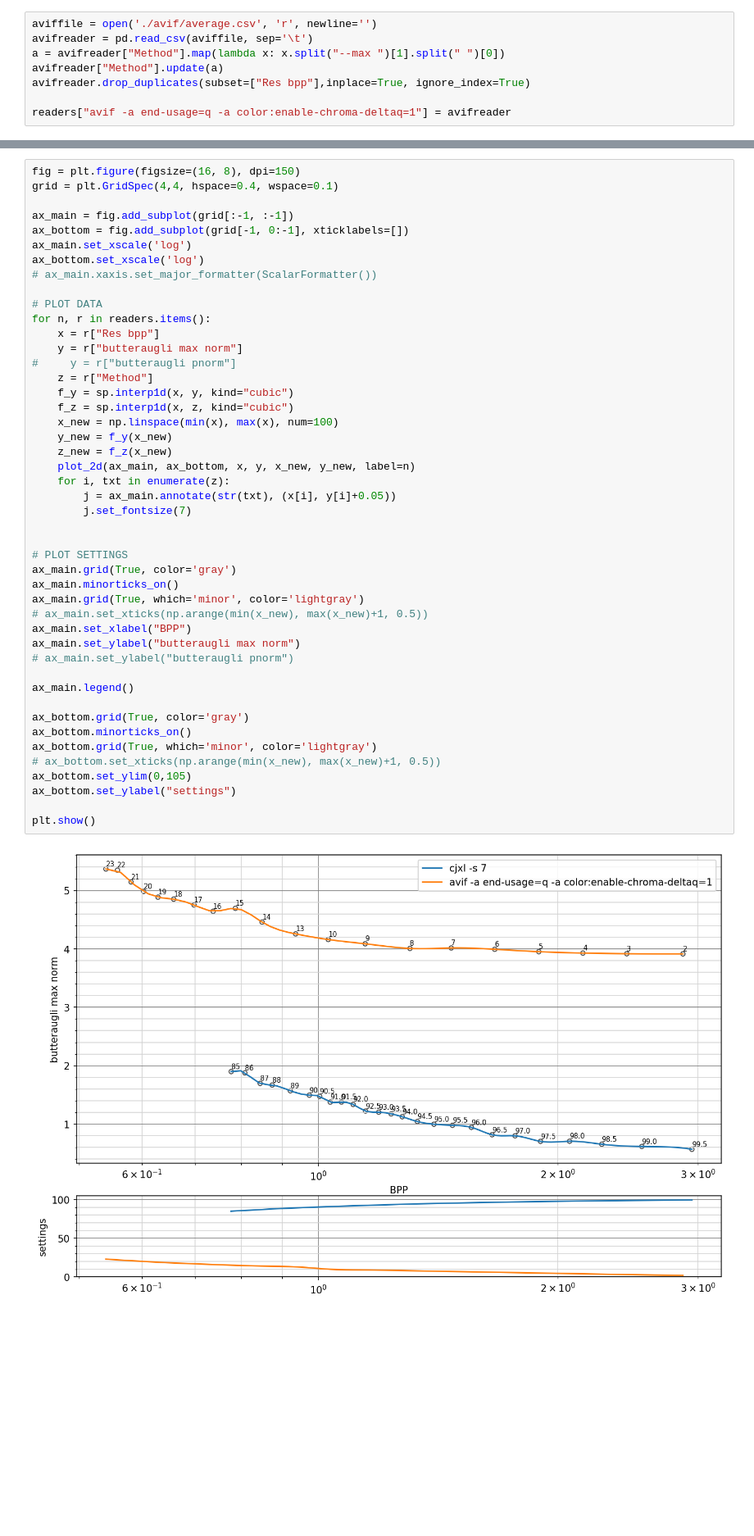
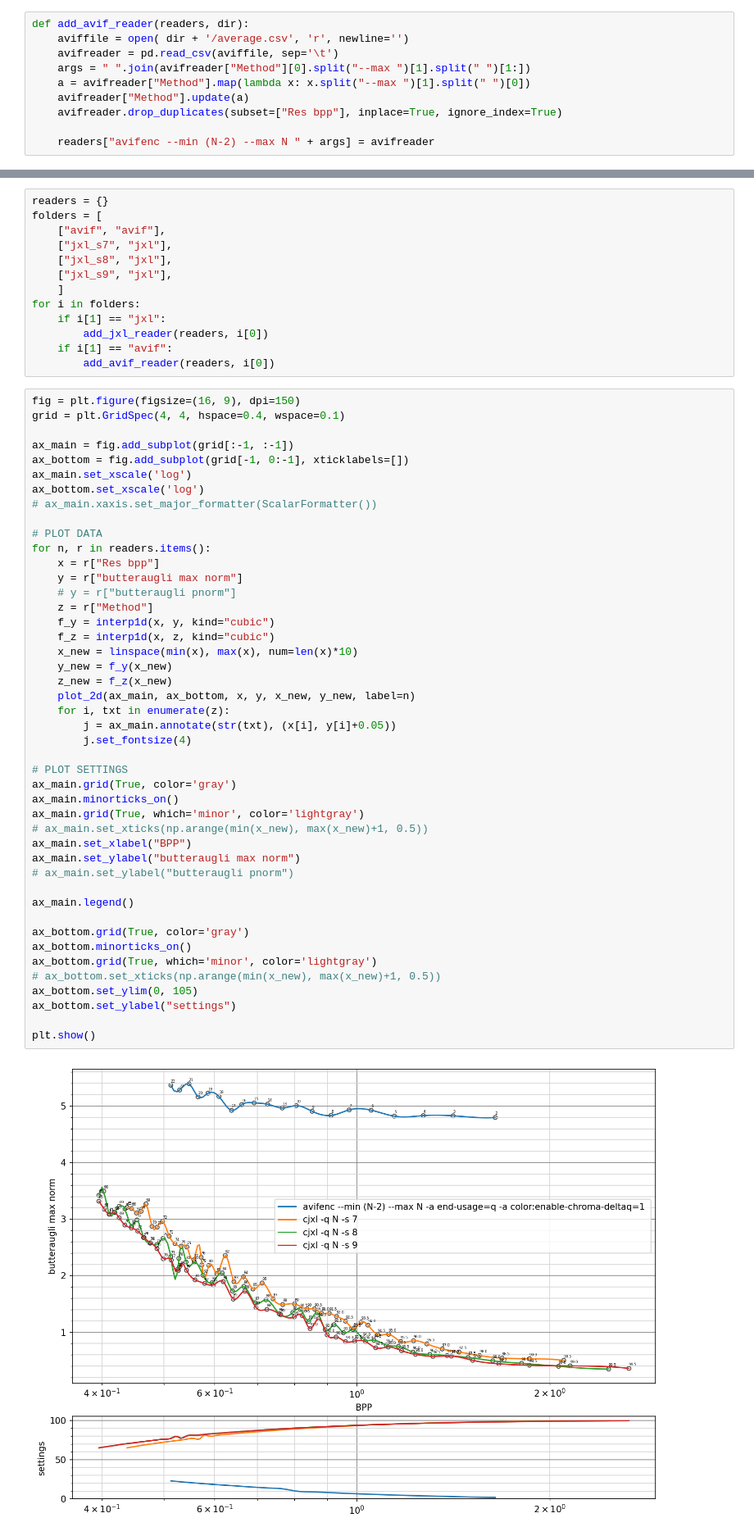
Before and after one commit to EugeneVert/image_bench, a Jupyter notebook: plot.ipynb, the cells around one changed output, grey strips where cells are left out. Shown at 82% size. Cells and saved outputs as stored; diff of their text form; blank space fills up the shorter version.

```diff
--- a/plot.ipynb
+++ b/plot.ipynb
@@ -19,11 +19,13 @@ readers["cjxl -s 7"] = jxlreader
 # %%
-aviffile = open('./avif/average.csv', 'r', newline='')
-avifreader = pd.read_csv(aviffile, sep='\t')
-a = avifreader["Method"].map(lambda x: x.split("--max ")[1].split(" ")[0])
-avifreader["Method"].update(a)
-avifreader.drop_duplicates(subset=["Res bpp"],inplace=True, ignore_index=True)
+def add_avif_reader(readers, dir):
+    aviffile = open( dir + '/average.csv', 'r', newline='')
+    avifreader = pd.read_csv(aviffile, sep='\t')
+    args = " ".join(avifreader["Method"][0].split("--max ")[1].split(" ")[1:])
+    a = avifreader["Method"].map(lambda x: x.split("--max ")[1].split(" ")[0])
+    avifreader["Method"].update(a)
+    avifreader.drop_duplicates(subset=["Res bpp"], inplace=True, ignore_index=True)
 
-readers["avif -a end-usage=q -a color:enable-chroma-deltaq=1"] = avifreader
+    readers["avifenc --min (N-2) --max N " + args] = avifreader
 # %%
 def plot_2d(ax_main, ax_bottom, x, y, x_new, y_new, label=''):
     sc1_main = ax_main.plot(x_new, y_new, label=label)
@@ -37,6 +39,19 @@ def plot_2d(ax_main, ax_bottom, x, y, x_new, y_new, label=''):
+# %%
+readers = {}
+folders = [
+    ["avif", "avif"],
+    ["jxl_s7", "jxl"],
+    ["jxl_s8", "jxl"],
+    ["jxl_s9", "jxl"],
+    ]
+for i in folders:
+    if i[1] == "jxl":
+        add_jxl_reader(readers, i[0])
+    if i[1] == "avif":
+        add_avif_reader(readers, i[0])
 # %%
-fig = plt.figure(figsize=(16, 8), dpi=150)
-grid = plt.GridSpec(4,4, hspace=0.4, wspace=0.1)
+fig = plt.figure(figsize=(16, 9), dpi=150)
+grid = plt.GridSpec(4, 4, hspace=0.4, wspace=0.1)
 
 ax_main = fig.add_subplot(grid[:-1, :-1])
 ax_bottom = fig.add_subplot(grid[-1, 0:-1], xticklabels=[])
@@ -47,38 +62,37 @@ ax_bottom.set_xscale('log')
 # PLOT DATA
 for n, r in readers.items():
     x = r["Res bpp"]
     y = r["butteraugli max norm"]
-#     y = r["butteraugli pnorm"]
+    # y = r["butteraugli pnorm"]
     z = r["Method"]
-    f_y = sp.interp1d(x, y, kind="cubic")
-    f_z = sp.interp1d(x, z, kind="cubic")
-    x_new = np.linspace(min(x), max(x), num=100)
+    f_y = interp1d(x, y, kind="cubic")
+    f_z = interp1d(x, z, kind="cubic")
+    x_new = linspace(min(x), max(x), num=len(x)*10)
     y_new = f_y(x_new)
     z_new = f_z(x_new)
     plot_2d(ax_main, ax_bottom, x, y, x_new, y_new, label=n)
     for i, txt in enumerate(z):
         j = ax_main.annotate(str(txt), (x[i], y[i]+0.05))
-        j.set_fontsize(7)
-
+        j.set_fontsize(4)
 
 # PLOT SETTINGS
 ax_main.grid(True, color='gray')
 ax_main.minorticks_on()
 ax_main.grid(True, which='minor', color='lightgray')
 # ax_main.set_xticks(np.arange(min(x_new), max(x_new)+1, 0.5))
 ax_main.set_xlabel("BPP")
 ax_main.set_ylabel("butteraugli max norm")
 # ax_main.set_ylabel("butteraugli pnorm")
 
 ax_main.legend()
 
 ax_bottom.grid(True, color='gray')
 ax_bottom.minorticks_on()
 ax_bottom.grid(True, which='minor', color='lightgray')
 # ax_bottom.set_xticks(np.arange(min(x_new), max(x_new)+1, 0.5))
-ax_bottom.set_ylim(0,105)
+ax_bottom.set_ylim(0, 105)
 ax_bottom.set_ylabel("settings")
 
 plt.show()
 # %% [output]
-[figure, old version]
+[figure, new version]
```
Also changed, not shown: parts of 5 cells of this notebook, 7 other files.
